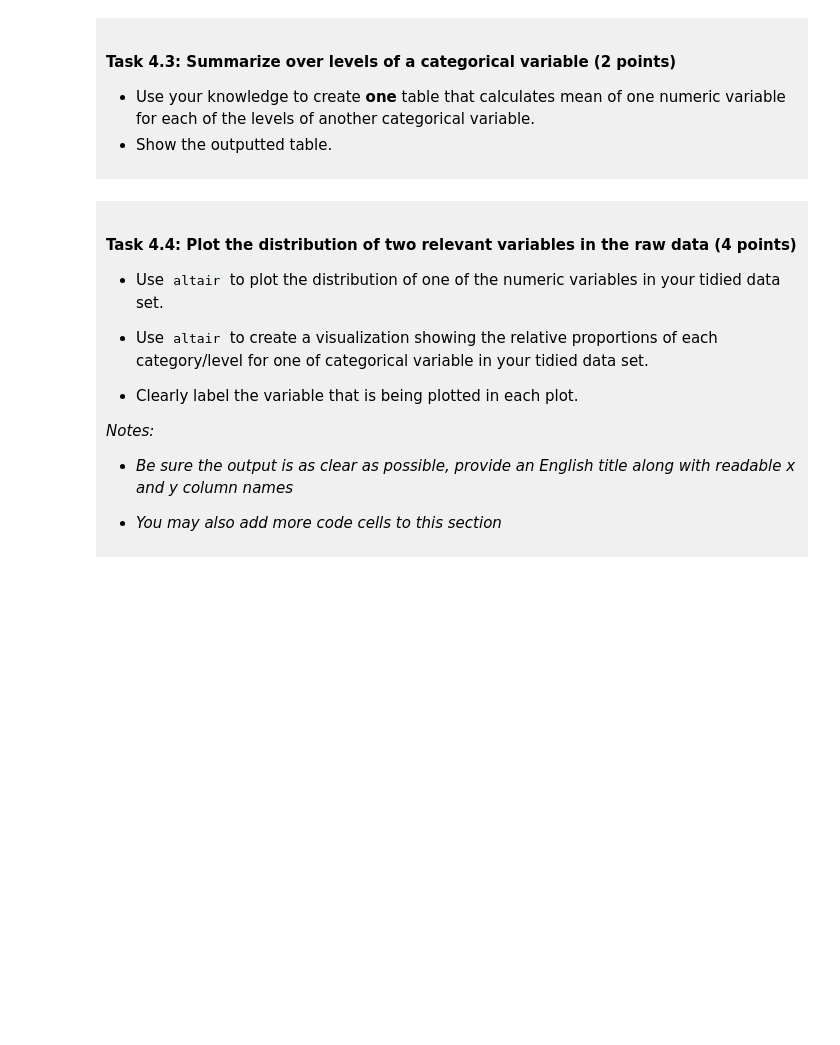
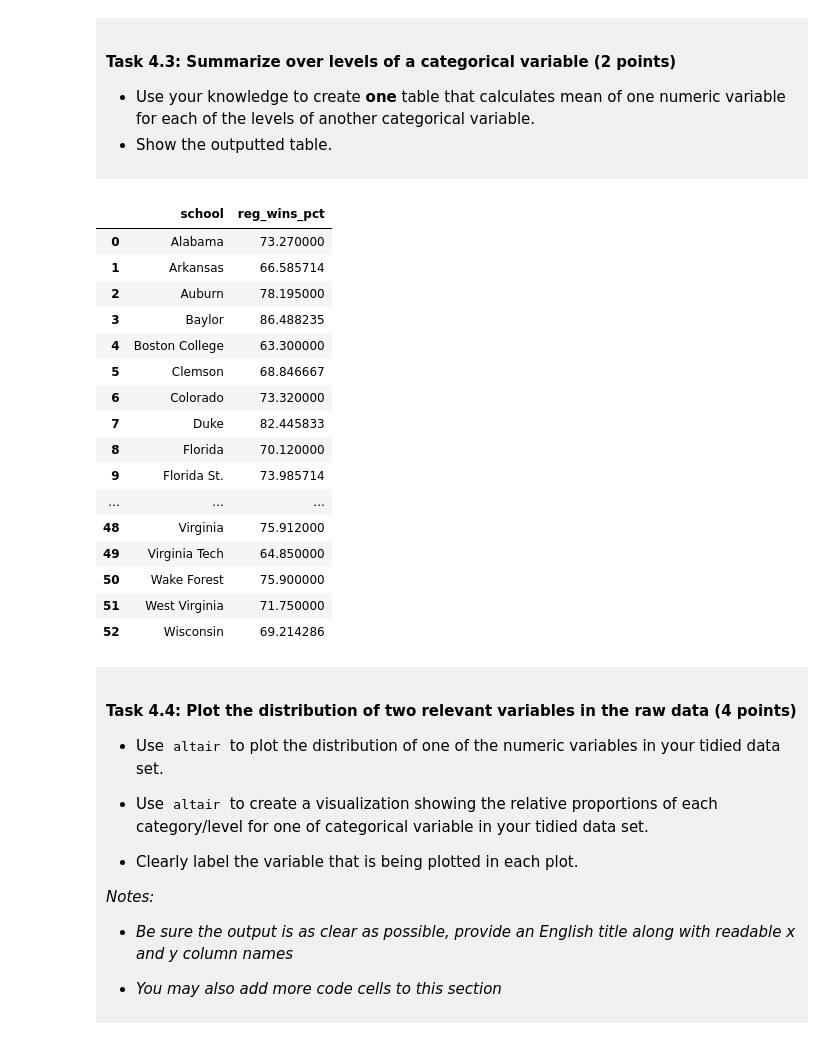
Before and after one commit to phende08/dsci-100-project-paigehenderson, a Jupyter notebook: dsci-100-project-notebook.ipynb, the cells around one changed output. Saved outputs shown, nothing was run; the diff lists cells and outputs as text; code cells hidden in the pictures; blank space fills up the shorter version.

```diff
--- a/dsci-100-project-notebook.ipynb
+++ b/dsci-100-project-notebook.ipynb
@@ -255,7 +274,25 @@ You will refine your research question (if needed) and produce a tidy data set.
 - Show the outputted table.
 </div>
 # %%
-### EDIT THIS CODE CELL ###
+tidy_bball_data.groupby("school")[["reg_wins_pct"]].agg("mean").reset_index()
+# %% [output]
+|  | school | reg_wins_pct |
+| 0 | Alabama | 73.270000 |
+| 1 | Arkansas | 66.585714 |
+| 2 | Auburn | 78.195000 |
+| 3 | Baylor | 86.488235 |
+| 4 | Boston College | 63.300000 |
+| 5 | Clemson | 68.846667 |
+| 6 | Colorado | 73.320000 |
+| 7 | Duke | 82.445833 |
+| 8 | Florida | 70.120000 |
+| 9 | Florida St. | 73.985714 |
+| ... | ... | ... |
+| 48 | Virginia | 75.912000 |
+| 49 | Virginia Tech | 64.850000 |
+| 50 | Wake Forest | 75.900000 |
+| 51 | West Virginia | 71.750000 |
+| 52 | Wisconsin | 69.214286 |
 # %% [markdown]
 <div style="background-color: #f0f0f0; padding: 10px;">
 
```
Also changed, not shown: parts of 13 cells of this notebook.
